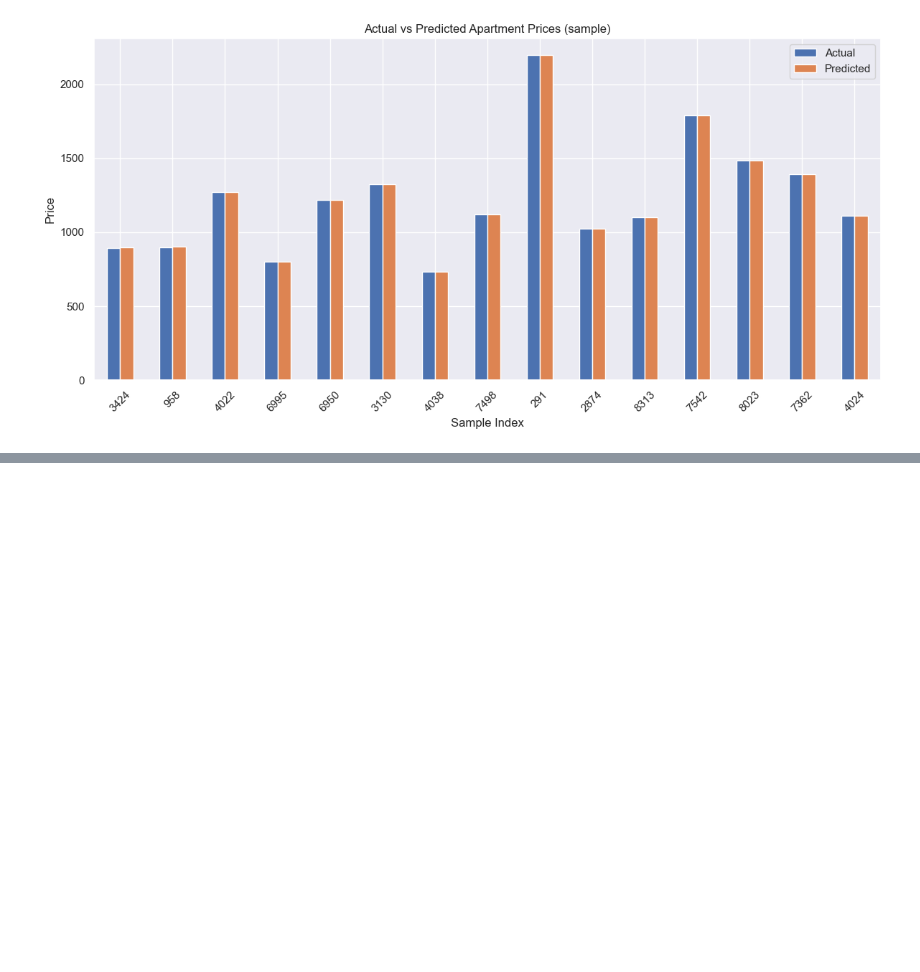
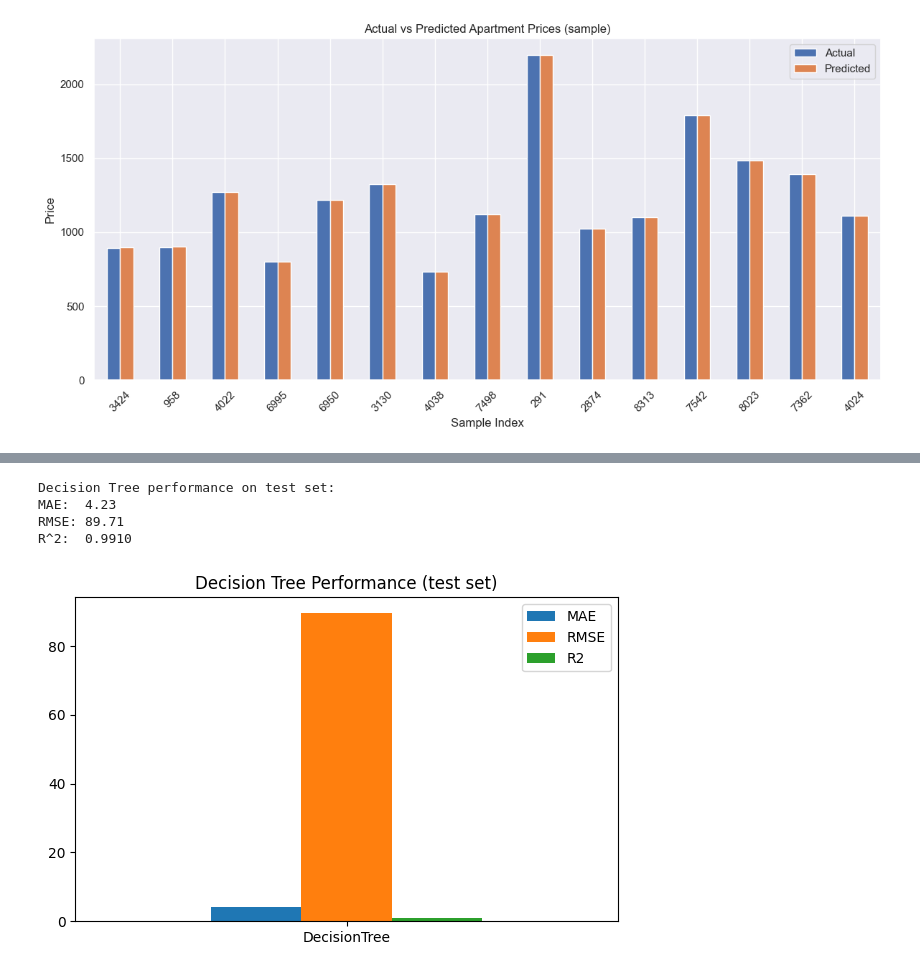
Before and after one commit to beatricemailum/CSCI316_GroupAssignment, a Jupyter notebook: CSCI316_G18_Task1.ipynb, the cells around one changed output, grey strips where cells are left out. Saved outputs shown, nothing was run; the diff lists cells and outputs as text; code cells hidden in the pictures; blank space fills up the shorter version.

Commit message:
descicion tree regresor

```diff
--- a/CSCI316_G18_Task1.ipynb
+++ b/CSCI316_G18_Task1.ipynb
@@ -397,0 +513,14 @@ plt.show()
+# %%
+# For simplicity, drop a few identifier columns that have no predictive power
+cols_to_drop = ['id','source']
+drop_cols_exist = [c for c in cols_to_drop if c in df.columns]
+use_cols = [c for c in df.columns if c not in drop_cols_exist]
+
+X = df[use_cols].copy()
+y = df['price'].copy()
+
+# Train-test split (80% train, 20% test)
+X_train, X_test, y_train, y_test = train_test_split(X, y, test_size=0.2, random_state=42)
+
+print('Training set size:', X_train.shape)
+print('Test set size:', X_test.shape)
@@ -397,0 +567,35 @@ plt.show()
+# %%
+# Retrieve the best estimator and make predictions on the test set
+best_dt = rs_dt.best_estimator_
+pred = best_dt.predict(X_test)
+
+# Compute evaluation metrics
+mse = mean_squared_error(y_test, pred)
+rmse = np.sqrt(mse)
+mae = mean_absolute_error(y_test, pred)
+r2 = r2_score(y_test, pred)
+
+print('Decision Tree performance on test set:')
+print(f'MAE:  {mae:.2f}')
+print(f'RMSE: {rmse:.2f}')
+print(f'R^2:  {r2:.4f}')
+
+# Put results in a DataFrame for nice display
+results = pd.DataFrame({
+    'MAE': [mae],
+    'RMSE': [rmse],
+    'R2': [r2]
+}, index=['DecisionTree'])
+
+import matplotlib.pyplot as plt
+results.plot(kind='bar', figsize=(6,4))
+plt.title('Decision Tree Performance (test set)')
+plt.xticks(rotation=0)
+plt.tight_layout()
+plt.show()
+# %% [output]
+Decision Tree performance on test set:
+MAE:  4.23
+RMSE: 89.71
+R^2:  0.9910
+[figure, added]
```
Also changed, not shown: parts of 7 cells of this notebook.
